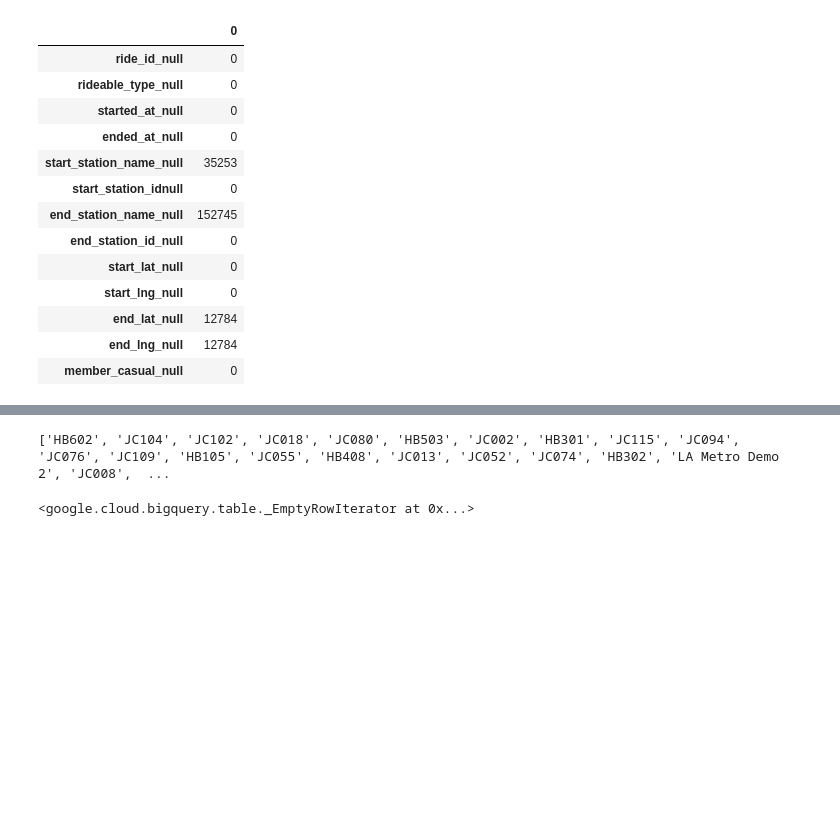
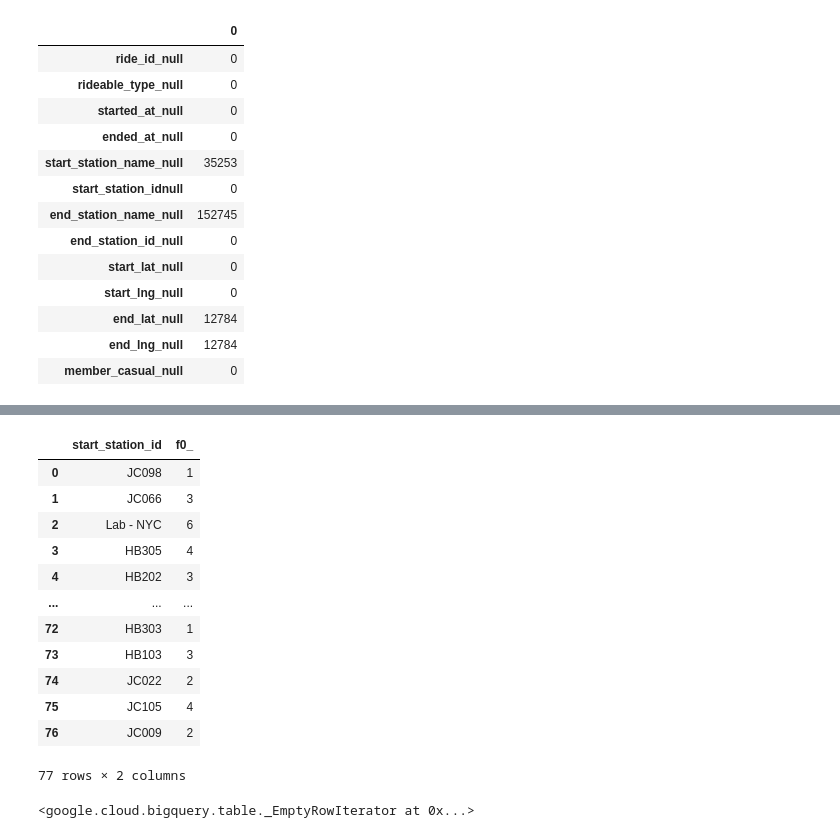
Before and after one commit to olshevskaa/citibike-nyc, a Jupyter notebook: notebooks/citibike.ipynb, the cells around one changed output, grey strips where cells are left out. Saved outputs shown, nothing was run; the diff lists cells and outputs as text; code cells hidden in the pictures; blank space fills up the shorter version.

```diff
--- a/notebooks/citibike.ipynb
+++ b/notebooks/citibike.ipynb
@@ -105,15 +174,27 @@ df.T
 # %%
 query = f"""
     SELECT start_station_id, COUNT(*)
-    FROM `{bq_dataset_name}.{bq_table_name}`
+    FROM {cleaned_table_ref}
     WHERE start_station_id IS NULL OR SAFE_CAST(start_station_id AS FLOAT64) IS NULL
     GROUP BY start_station_id;
 """
 
 df = client.query(query).to_dataframe()
-print(df['start_station_id'].astype(str).tolist())
+df
 # %% [output]
+|  | start_station_id | f0_ |
+| 0 | JC098 | 1 |
+| 1 | JC066 | 3 |
+| 2 | Lab - NYC | 6 |
+| 3 | HB305 | 4 |
+| 4 | HB202 | 3 |
+| ... | ... | ... |
+| 72 | HB303 | 1 |
+| 73 | HB103 | 3 |
+| 74 | JC022 | 2 |
+| 75 | JC105 | 4 |
+| 76 | JC009 | 2 |
-['HB602', 'JC104', 'JC102', 'JC018', 'JC080', 'HB503', 'JC002', 'HB301', 'JC115', 'JC094', 'JC076', 'JC109', 'HB105', 'JC055', 'HB408', 'JC013', 'JC052', 'JC074', 'HB302', 'LA Metro Demo 2', 'JC008',  ...
+77 rows × 2 columns
 # %%
 # Regex patterns to exclude
 regex_patterns = [
```
Also changed, not shown: parts of 4 cells of this notebook.
